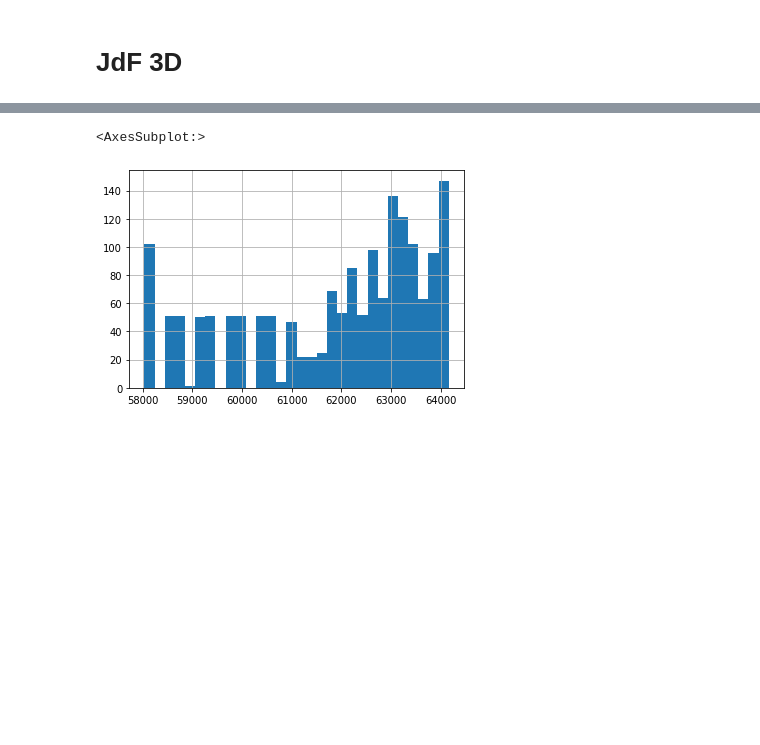
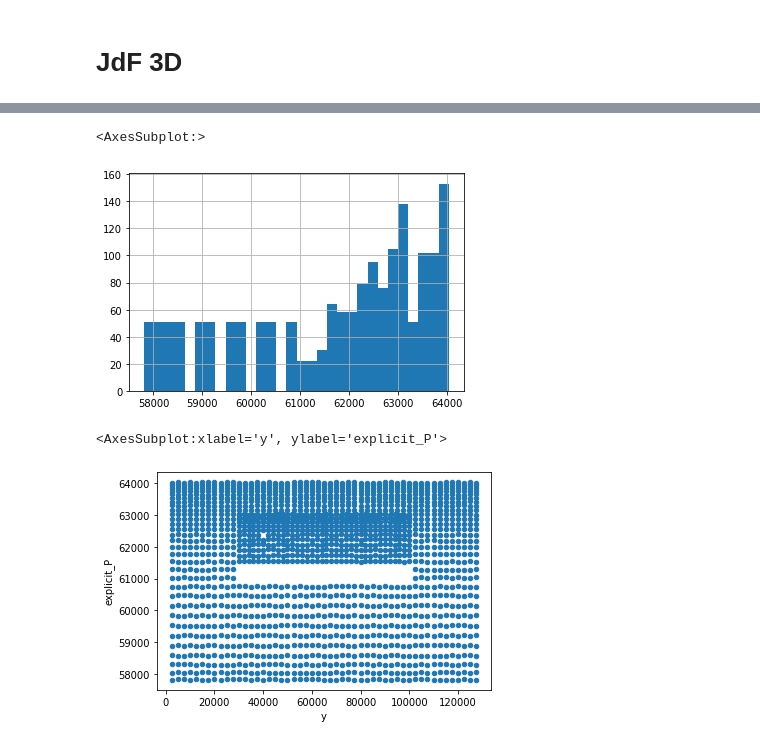
Before and after one commit to UCSC-Hydrogeology/fehmToolkit, a Jupyter notebook: analysis/hydrostatic_pressure_20220627/Hydrostatic pressure.ipynb, the cells around one changed output, grey strips where cells are left out. Saved outputs shown, nothing was run; the diff lists cells and outputs as text; code cells hidden in the pictures; blank space fills up the shorter version.

```diff
--- a/analysis/hydrostatic_pressure_20220627/Hydrostatic pressure.ipynb
+++ b/analysis/hydrostatic_pressure_20220627/Hydrostatic pressure.ipynb
@@ -369,5 +273,10 @@ df[df.outside_zone == 'bottom'].pressure_diff.hist(bins=30)
 # %%
-df[df.outside_zone == 'bottom'].sampled_pressures.hist(bins=30)
+jdf_3d[jdf_3d.outside_zone == 'bottom'].explicit_P.hist(bins=30)
 # %% [output]
 <AxesSubplot:>
-[figure, old version]
+[figure, new version]
+# %%
+jdf_3d[jdf_3d.outside_zone == 'bottom'].plot(x='y', y='explicit_P', kind='scatter')
+# %% [output]
+<AxesSubplot:xlabel='y', ylabel='explicit_P'>
+[figure, added]
```
Also changed, not shown: parts of 30 cells of this notebook.
